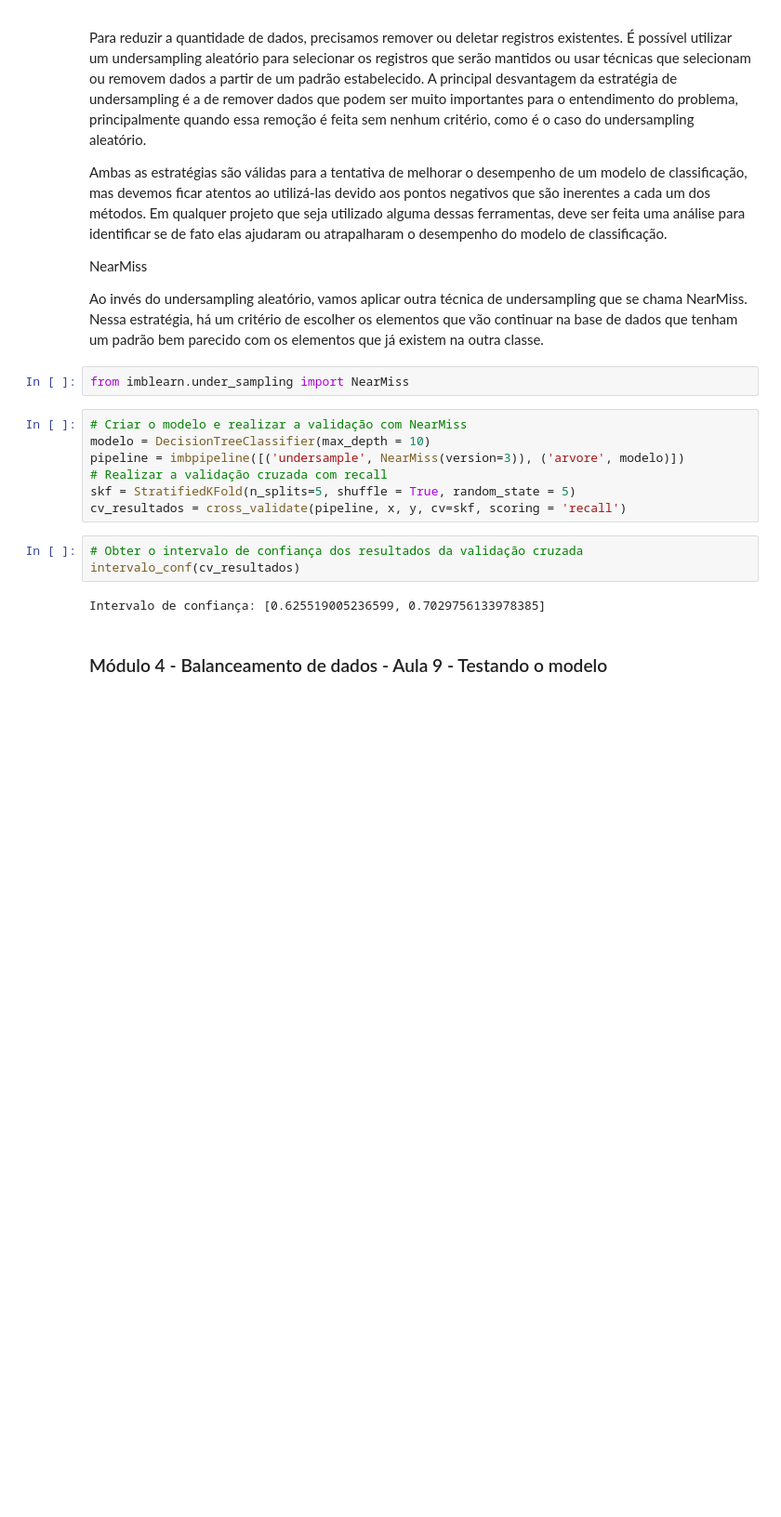
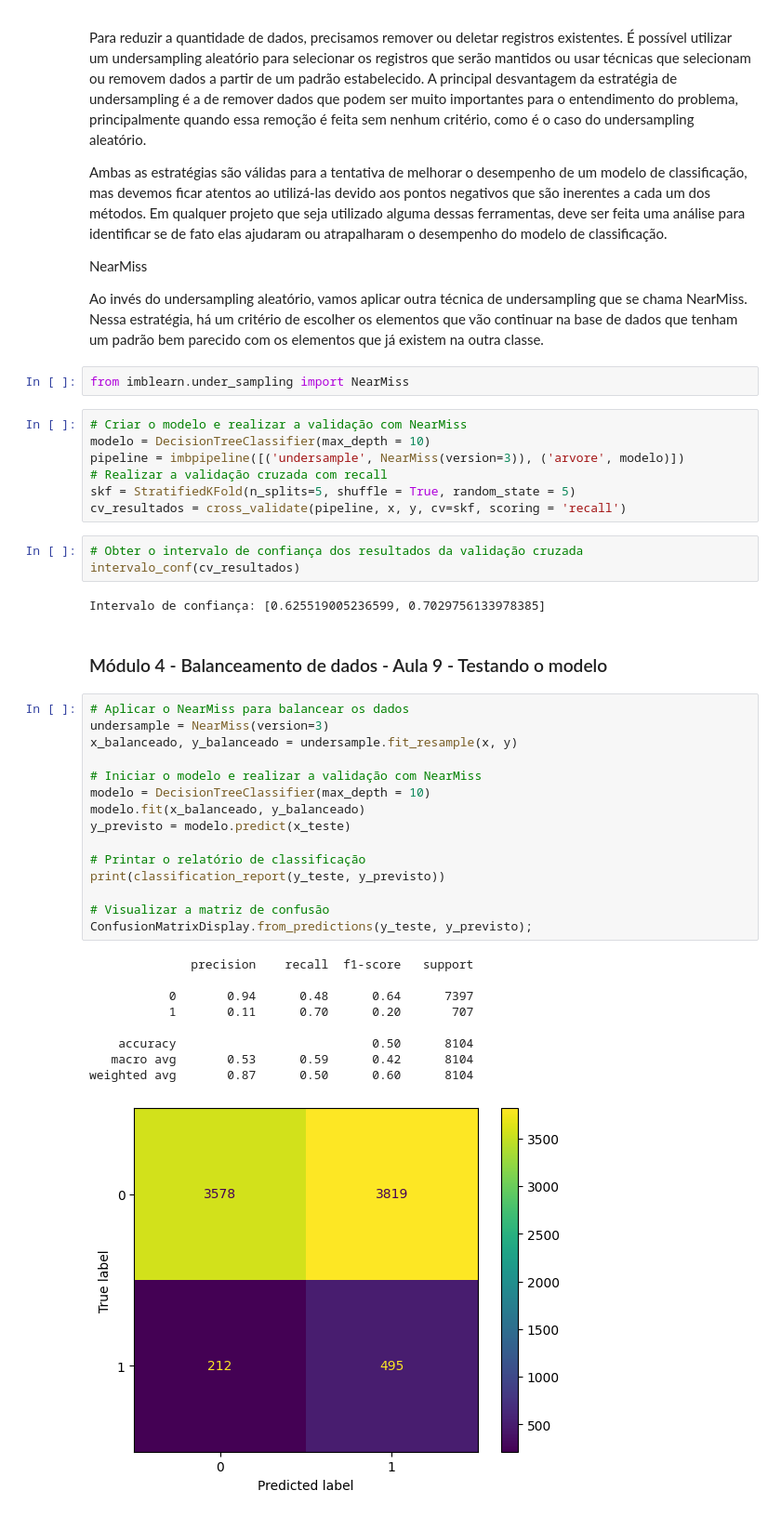
Before and after one commit to JCrpa/curso17_classificacao_validacao_de_modelos_metricas_de_avaliacao, a Jupyter notebook: projeto_inicial_classificacao_validacao_e_metricas.ipynb, the cells around one changed output. Shown: that part at 93% size. Saved outputs shown, nothing was run; the diff lists cells and outputs as text; blank space fills up the shorter version.

Commit message:
aplicar o NearMiss para balancear os dados, iniciar o modelo e realizar a validação com NearMiss, printar o relatório de classificação, visualizar a matriz de confusão_módulo4-aula9

```diff
--- a/projeto_inicial_classificacao_validacao_e_metricas.ipynb
+++ b/projeto_inicial_classificacao_validacao_e_metricas.ipynb
@@ -536,3 +536,28 @@ intervalo_conf(cv_resultados)
 Intervalo de confiança: [0.625519005236599, 0.7029756133978385]
 # %% [markdown]
 ### Módulo 4 - Balanceamento de dados - Aula 9 - Testando o modelo
+# %%
+# Aplicar o NearMiss para balancear os dados
+undersample = NearMiss(version=3)
+x_balanceado, y_balanceado = undersample.fit_resample(x, y)
+
+# Iniciar o modelo e realizar a validação com NearMiss
+modelo = DecisionTreeClassifier(max_depth = 10)
+modelo.fit(x_balanceado, y_balanceado)
+y_previsto = modelo.predict(x_teste)
+
+# Printar o relatório de classificação
+print(classification_report(y_teste, y_previsto))
+
+# Visualizar a matriz de confusão
+ConfusionMatrixDisplay.from_predictions(y_teste, y_previsto);
+# %% [output]
+              precision    recall  f1-score   support
+
+           0       0.94      0.48      0.64      7397
+           1       0.11      0.70      0.20       707
+
+    accuracy                           0.50      8104
+   macro avg       0.53      0.59      0.42      8104
+weighted avg       0.87      0.50      0.60      8104
+[figure, added]
```
